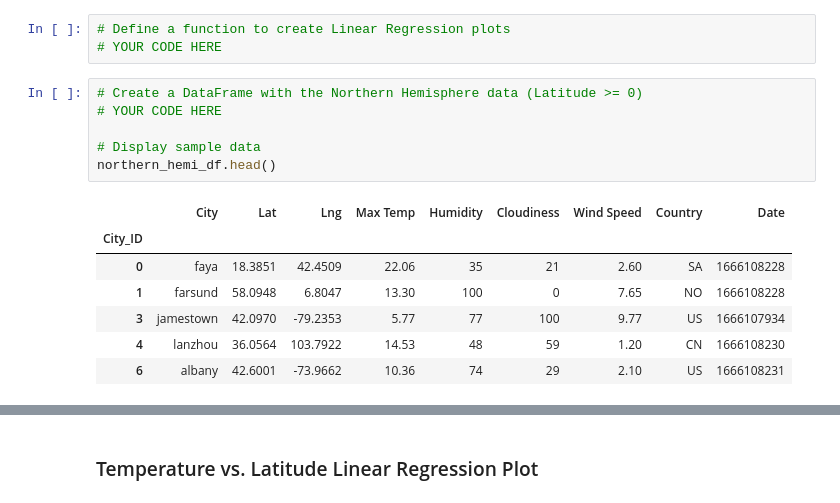
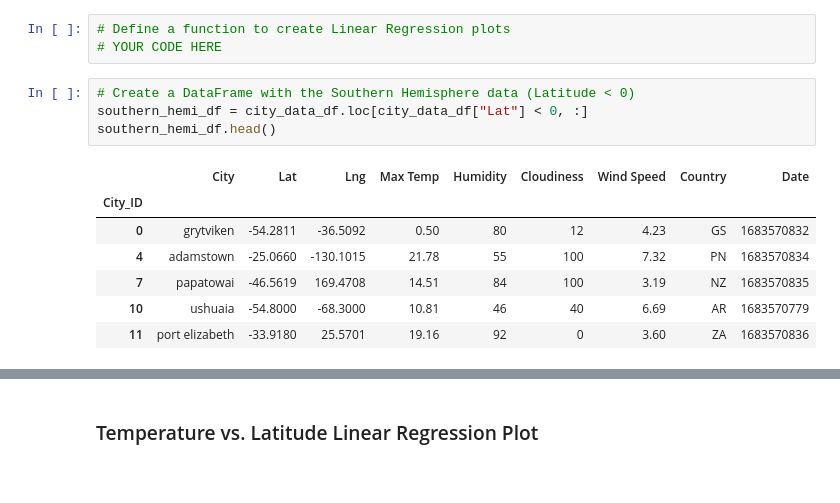
Before and after one commit to joey-october85/06-python-api-challenge, a Jupyter notebook: WeatherPy/starter_code/WeatherPy.ipynb, the cells around one changed output, grey strips where cells are left out. Drawn from its saved outputs; the diff is of its cells as text.

```diff
--- a/WeatherPy/starter_code/WeatherPy.ipynb
+++ b/WeatherPy/starter_code/WeatherPy.ipynb
@@ -259,16 +298,14 @@ plt.show()
 # Define a function to create Linear Regression plots
 # YOUR CODE HERE
 # %%
-# Create a DataFrame with the Northern Hemisphere data (Latitude >= 0)
-# YOUR CODE HERE
-
-# Display sample data
-northern_hemi_df.head()
+# Create a DataFrame with the Southern Hemisphere data (Latitude < 0)
+southern_hemi_df = city_data_df.loc[city_data_df["Lat"] < 0, :]
+southern_hemi_df.head()
 # %% [output]
 |  | City | Lat | Lng | Max Temp | Humidity | Cloudiness | Wind Speed | Country | Date |
 | City_ID |  |  |  |  |  |  |  |  |  |
-| 0 | faya | 18.3851 | 42.4509 | 22.06 | 35 | 21 | 2.60 | SA | 1666108228 |
-| 1 | farsund | 58.0948 | 6.8047 | 13.30 | 100 | 0 | 7.65 | NO | 1666108228 |
-| 3 | jamestown | 42.0970 | -79.2353 | 5.77 | 77 | 100 | 9.77 | US | 1666107934 |
-| 4 | lanzhou | 36.0564 | 103.7922 | 14.53 | 48 | 59 | 1.20 | CN | 1666108230 |
-| 6 | albany | 42.6001 | -73.9662 | 10.36 | 74 | 29 | 2.10 | US | 1666108231 |
+| 0 | grytviken | -54.2811 | -36.5092 | 0.50 | 80 | 12 | 4.23 | GS | 1683570832 |
+| 4 | adamstown | -25.0660 | -130.1015 | 21.78 | 55 | 100 | 7.32 | PN | 1683570834 |
+| 7 | papatowai | -46.5619 | 169.4708 | 14.51 | 84 | 100 | 3.19 | NZ | 1683570835 |
+| 10 | ushuaia | -54.8000 | -68.3000 | 10.81 | 46 | 40 | 6.69 | AR | 1683570779 |
+| 11 | port elizabeth | -33.9180 | 25.5701 | 19.16 | 92 | 0 | 3.60 | ZA | 1683570836 |
```
Also changed, not shown: parts of 12 cells of this notebook, 5 other files.
